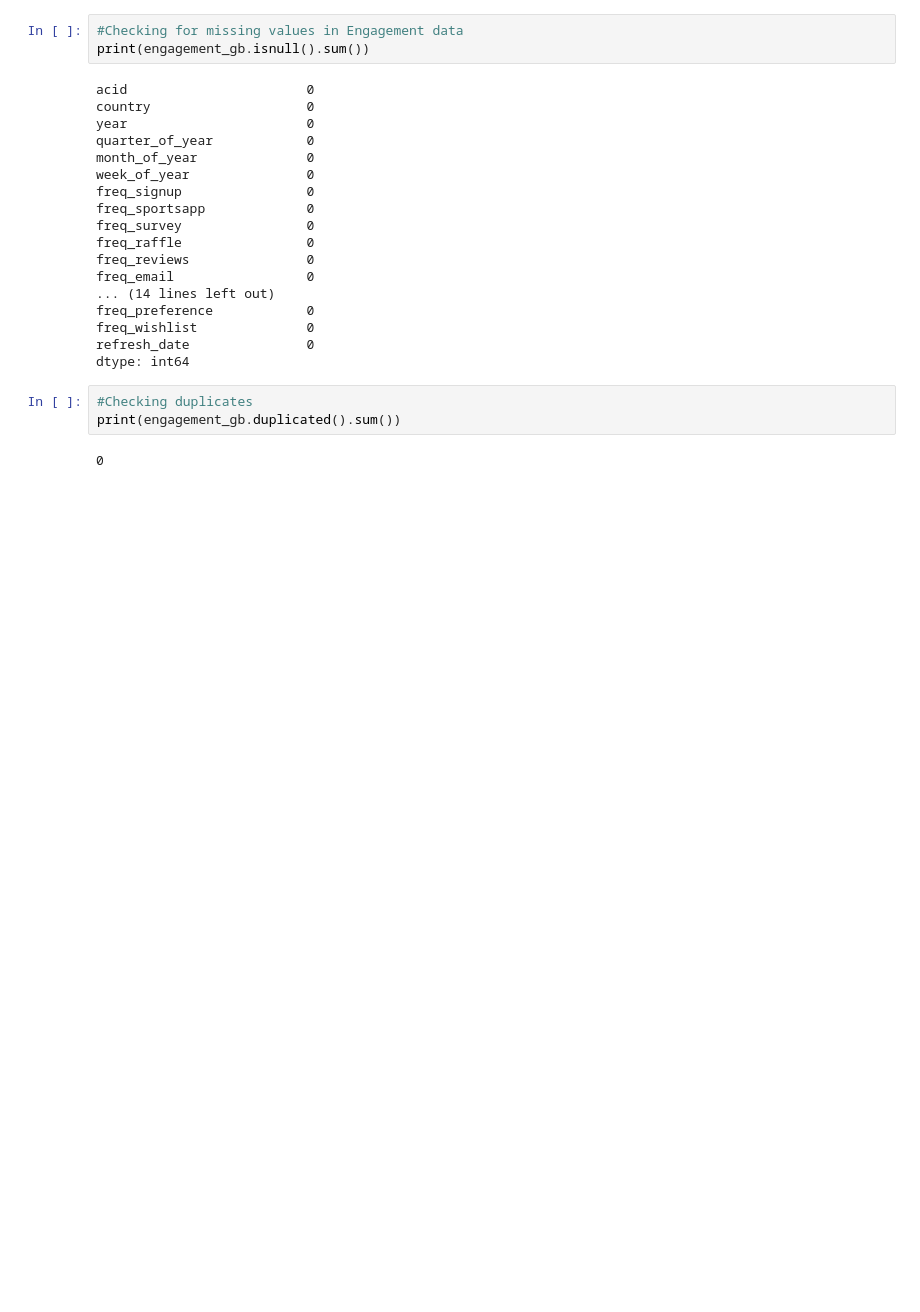
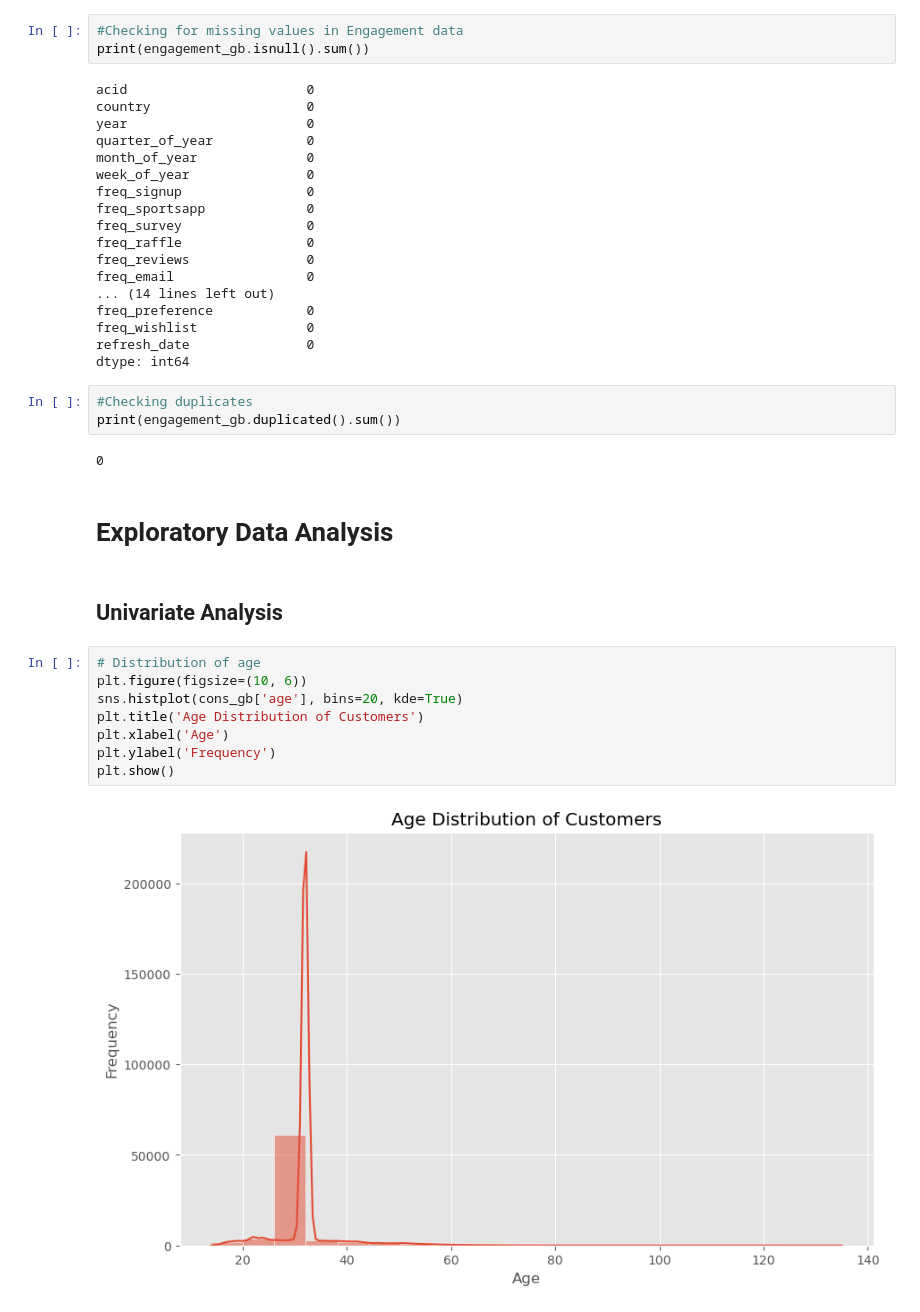
Before and after one commit to mbuvimuia/AdidasSmartRecs, a Jupyter notebook: notebook.ipynb, the cells around one changed output. Cells and saved outputs as stored; diff of their text form; blank space fills up the shorter version.

```diff
--- a/notebook.ipynb
+++ b/notebook.ipynb
@@ -302,3 +318,17 @@ dtype: int64
 print(engagement_gb.duplicated().sum())
 # %% [output]
 0
+# %% [markdown]
+# Exploratory Data Analysis
+# %% [markdown]
+## Univariate Analysis
+# %%
+# Distribution of age
+plt.figure(figsize=(10, 6))
+sns.histplot(cons_gb['age'], bins=20, kde=True)
+plt.title('Age Distribution of Customers')
+plt.xlabel('Age')
+plt.ylabel('Frequency')
+plt.show()
+# %% [output]
+[figure, added]
```
Also changed, not shown: parts of 18 cells of this notebook.
